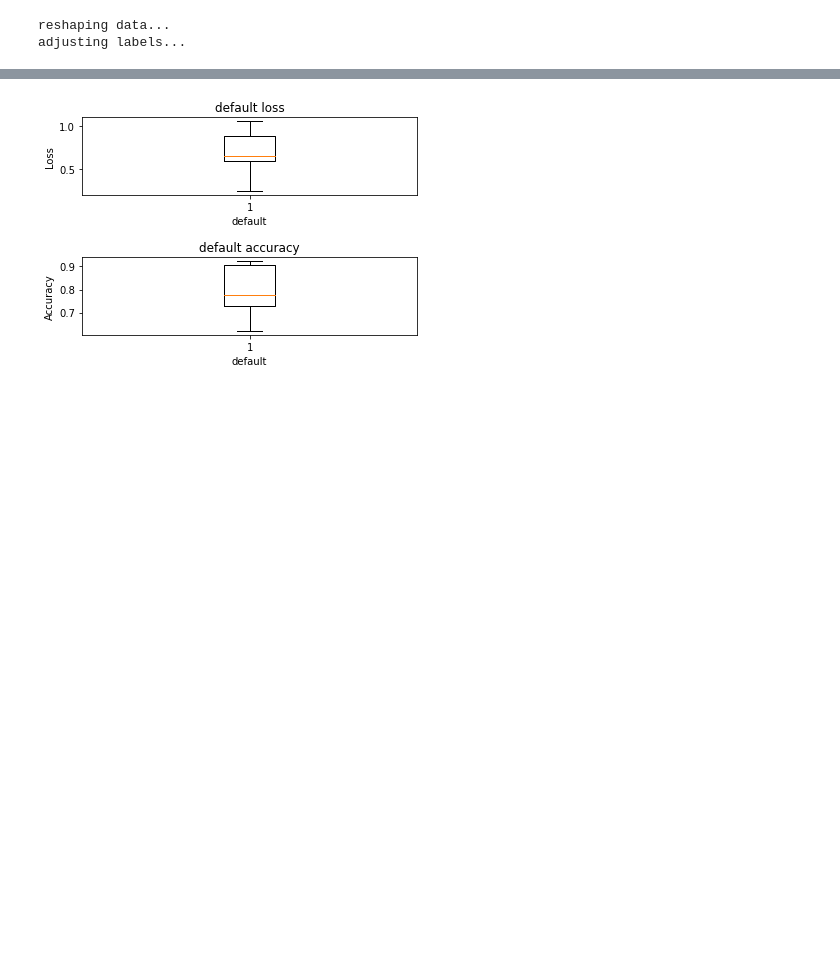
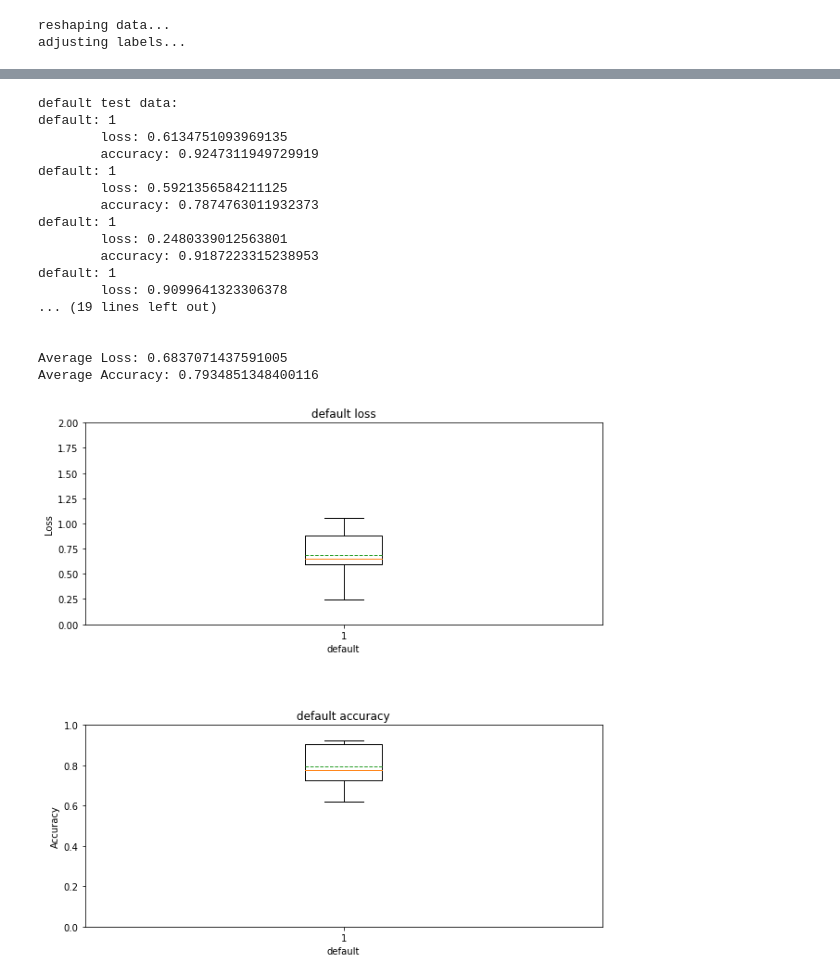
Before and after one commit to ec965/HAPT-CNN, a Jupyter notebook: final_project.ipynb, the cells around one changed output, grey strips where cells are left out. Saved outputs shown, nothing was run; the diff lists cells and outputs as text; code cells hidden in the pictures; blank space fills up the shorter version.

```diff
--- a/final_project.ipynb
+++ b/final_project.ipynb
@@ -245,12 +245,22 @@ class RunTests:
     #data is a two-dimensional list
     def print_results(self,data, data_name):
         print(f"{data_name} test data:")
+        loss=[]
+        acc=[]
         for test in data:
             for i in range(0,self.n_tests):
+                p_loss = test[i].get('loss')
+                p_acc = test[i].get('acc')
                 print(f"{data_name}: {test[i].get('test parameter')}")
-                print(f"\tloss: {test[i].get('loss')}")
-                print(f"\taccuracy: {test[i].get('acc')}")
+                print(f"\tloss: {p_loss}")
+                loss.append(p_loss)
+                print(f"\taccuracy: {p_acc}")
+                acc.append(p_acc)
             print("\n")
+        avg_loss = sum(loss)/len(loss)
+        avg_acc = sum(acc)/len(acc)
+        print(f"Average Loss: {avg_loss}")
+        print(f"Average Accuracy: {avg_acc}")
 
     #plot results in a box-whisker plot to see average, max, min, etc.
     def plot_results(self, data, data_name):
@@ -265,18 +275,21 @@ class RunTests:
                 loss[index].append(test[i].get('loss'))
                 acc[index].append(test[i].get('acc'))
 
-        fig, axs = plt.subplots(2)
+        fig, axs = plt.subplots(2,figsize=(10,10))
         axs[0].set_title(f'{data_name} loss')
         axs[0].set(xlabel=data_name, ylabel='Loss')
-        axs[0].boxplot(loss)
+        axs[0].boxplot(loss, showmeans=True, meanline=True)
         axs[0].set_xticklabels(param)
+        axs[0].set_ylim([0,2])
+        axs[0]./
 
         axs[1].set_title(f'{data_name} accuracy')
         axs[1].set(xlabel=data_name, ylabel='Accuracy')
-        axs[1].boxplot(acc)
+        axs[1].boxplot(acc, showmeans=True, meanline=True)
         axs[1].set_xticklabels(param)
+        axs[1].set_ylim([0,1])
 
-        fig.subplots_adjust(hspace=0.8)
+        fig.subplots_adjust(hspace=0.5)
 
         plt.show
 # %%
@@ -309,8 +322,26 @@ found saved model, loading from: saved_models\filters-64_kernel_size-3_dropout-0
 # %%
 runner.plot_results(default_data, 'default')
+runner.print_results(default_data, 'default')
 plt.savefig("plots/default-f64-ks3-do0.5-epch10.png")
 # %% [output]
+default test data:
+default: 1
+        loss: 0.6134751093969135
+        accuracy: 0.9247311949729919
+default: 1
+        loss: 0.5921356584211125
+        accuracy: 0.7874763011932373
+default: 1
+        loss: 0.2480339012563801
+        accuracy: 0.9187223315238953
+default: 1
+        loss: 0.9099641323306378
+... (19 lines left out)
+
+
+Average Loss: 0.6837071437591005
+Average Accuracy: 0.7934851348400116
-[figure, old version]
+[figure, new version]
 # %%
 #testing different filter amounts
 filters_data = runner.test_param(filters=[32, 64, 128])
```
Also changed, not shown: parts of 15 cells of this notebook, 50 other files.
